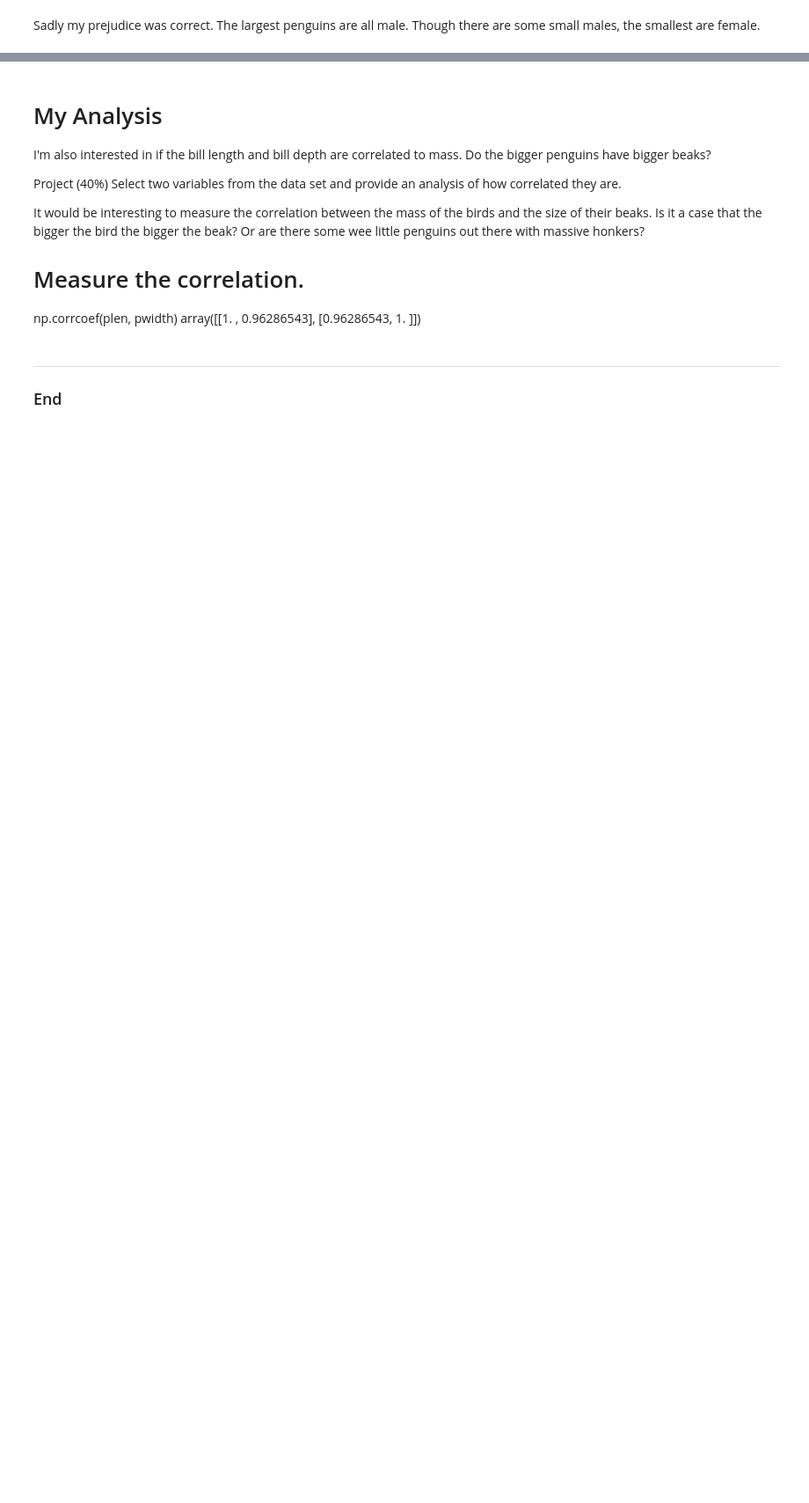
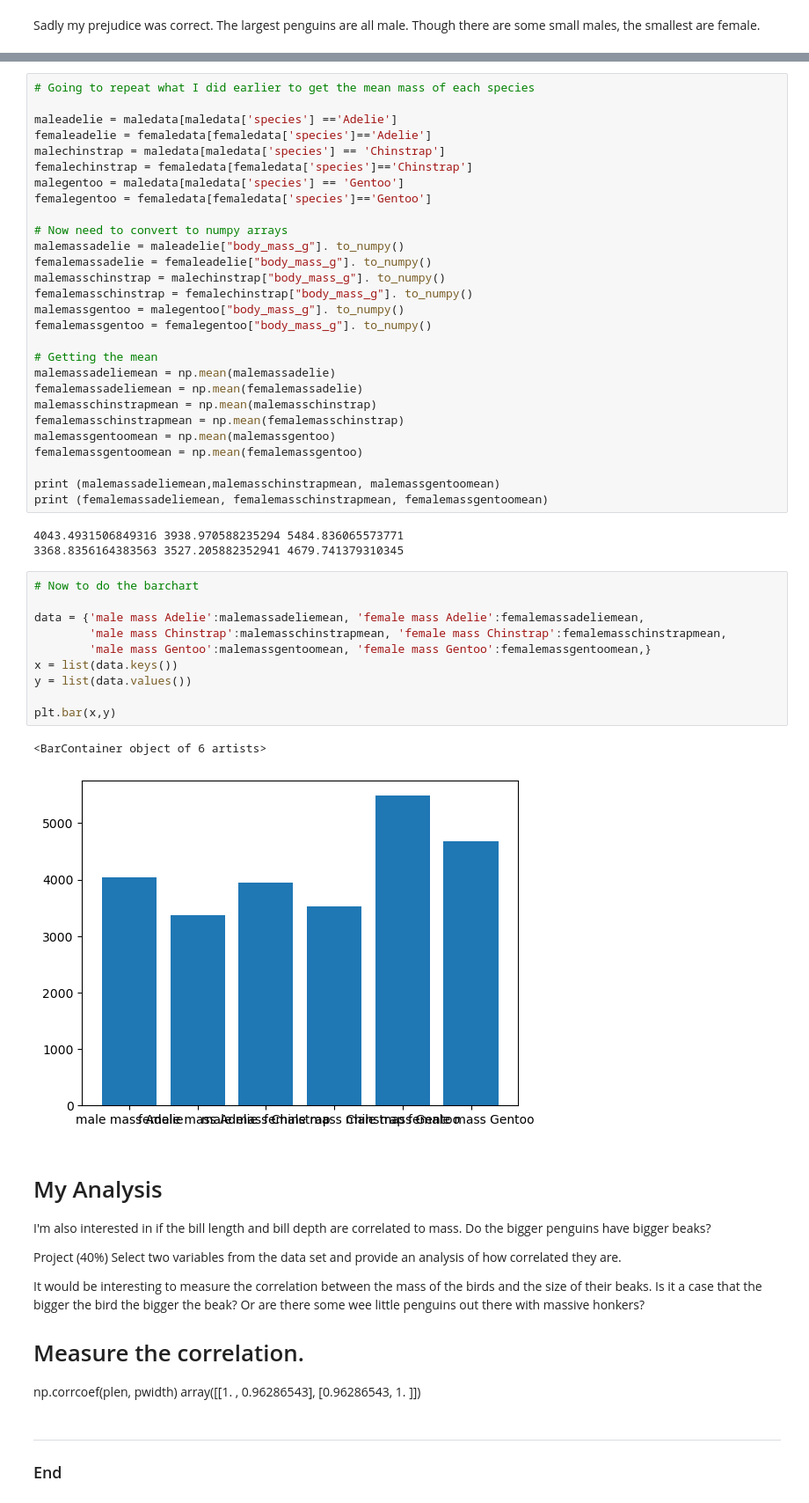
Before and after one commit to morgam7/poda-mywork, a Jupyter notebook: penguins.ipynb, the cells around one changed output, grey strips where cells are left out. Shown at 88% size. Drawn from its saved outputs; the diff is of its cells as text; blank space fills up the shorter version.

```diff
--- a/penguins.ipynb
+++ b/penguins.ipynb
@@ -209,3 +245,47 @@ Sadly my prejudice was correct. The largest penguins are all male. Though there
+# %%
+# Going to repeat what I did earlier to get the mean mass of each species
+
+maleadelie = maledata[maledata['species'] =='Adelie']
+femaleadelie = femaledata[femaledata['species']=='Adelie']
+malechinstrap = maledata[maledata['species'] == 'Chinstrap']
+femalechinstrap = femaledata[femaledata['species']=='Chinstrap']
+malegentoo = maledata[maledata['species'] == 'Gentoo']
+femalegentoo = femaledata[femaledata['species']=='Gentoo']
+
+# Now need to convert to numpy arrays
+malemassadelie = maleadelie["body_mass_g"]. to_numpy()
+femalemassadelie = femaleadelie["body_mass_g"]. to_numpy()
+malemasschinstrap = malechinstrap["body_mass_g"]. to_numpy()
+femalemasschinstrap = femalechinstrap["body_mass_g"]. to_numpy()
+malemassgentoo = malegentoo["body_mass_g"]. to_numpy()
+femalemassgentoo = femalegentoo["body_mass_g"]. to_numpy()
+
+# Getting the mean
+malemassadeliemean = np.mean(malemassadelie)
+femalemassadeliemean = np.mean(femalemassadelie)
+malemasschinstrapmean = np.mean(malemasschinstrap)
+femalemasschinstrapmean = np.mean(femalemasschinstrap)
+malemassgentoomean = np.mean(malemassgentoo)
+femalemassgentoomean = np.mean(femalemassgentoo)
+
+print (malemassadeliemean,malemasschinstrapmean, malemassgentoomean)
+print (femalemassadeliemean, femalemasschinstrapmean, femalemassgentoomean)
+# %% [output]
+4043.4931506849316 3938.970588235294 5484.836065573771
+3368.8356164383563 3527.205882352941 4679.741379310345
+# %%
+# Now to do the barchart
+
+data = {'male mass Adelie':malemassadeliemean, 'female mass Adelie':femalemassadeliemean,
+        'male mass Chinstrap':malemasschinstrapmean, 'female mass Chinstrap':femalemasschinstrapmean,
+        'male mass Gentoo':malemassgentoomean, 'female mass Gentoo':femalemassgentoomean,}
+x = list(data.keys())
+y = list(data.values())
+
+plt.bar(x,y)
+# %% [output]
+<BarContainer object of 6 artists>
+[figure, added]
 # %% [markdown]
 # My Analysis
 I'm also interested in if the bill length and bill depth are correlated to mass. Do the bigger penguins have bigger beaks?
```
Also changed, not shown: parts of 5 cells of this notebook.
